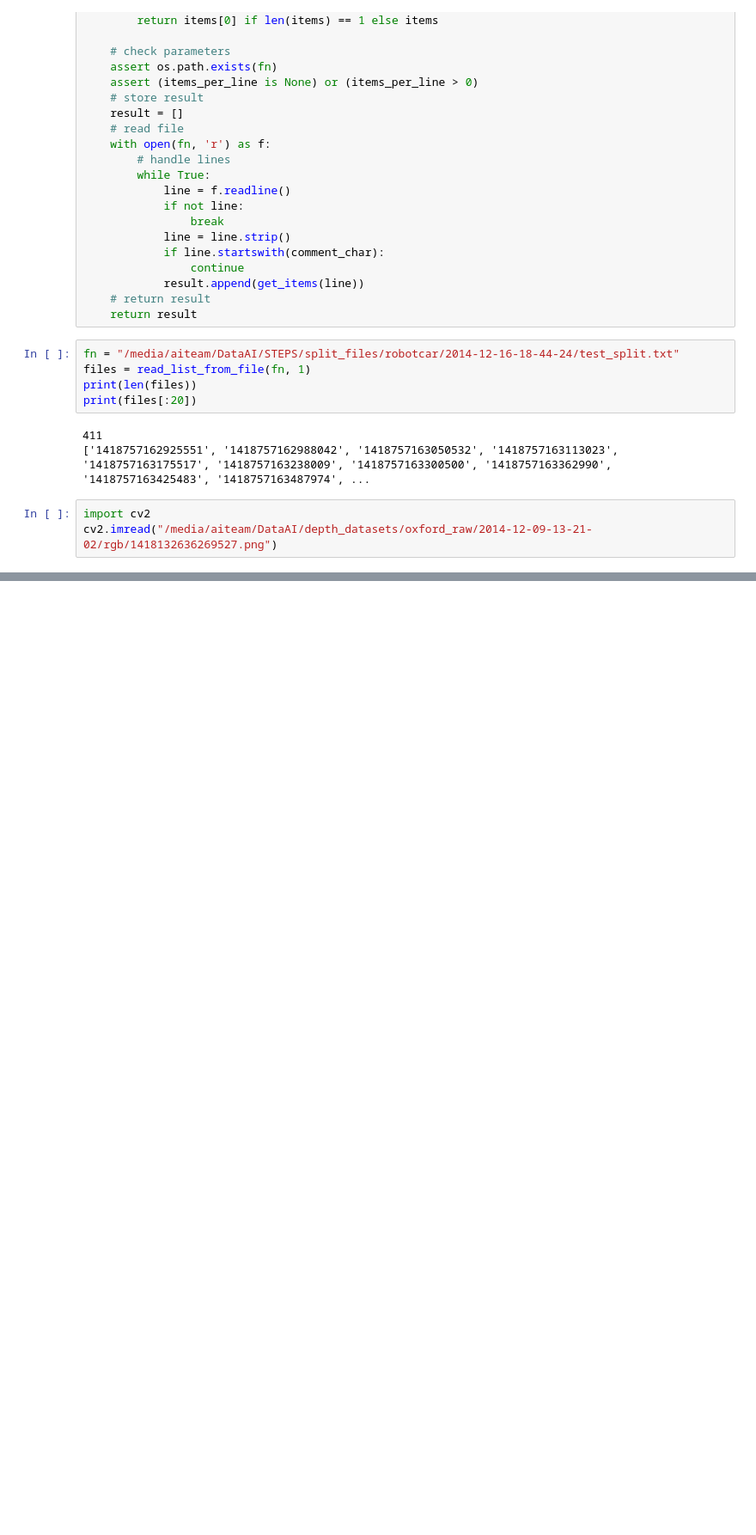
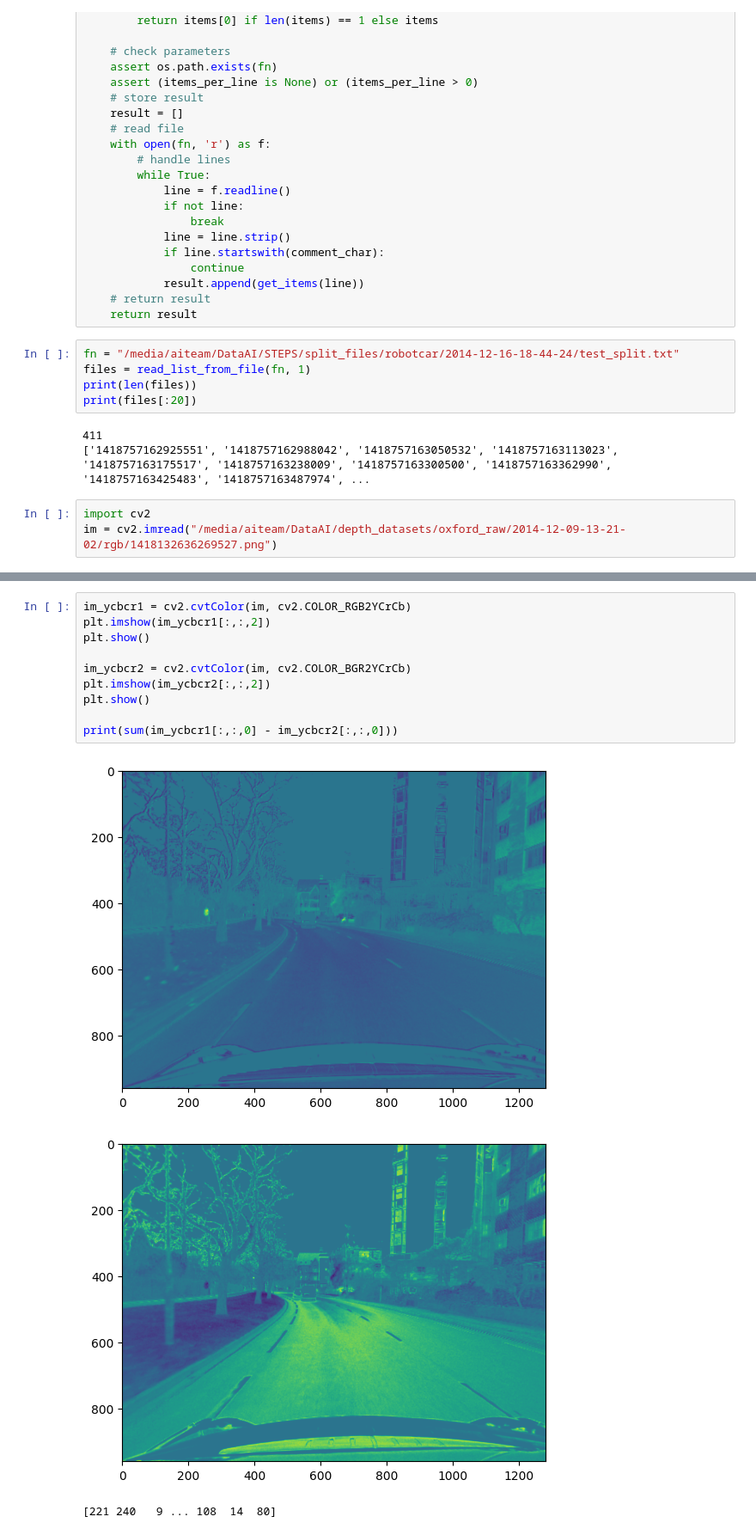
Before and after one commit to huynhbaobk/Night-Depth-Estimation, a Jupyter notebook: Test.ipynb, the cells around one changed output, grey strips where cells are left out. Shown at 86% size. Saved outputs shown, nothing was run; the diff lists cells and outputs as text; blank space fills up the shorter version.

Commit message:
Change SCI module use color image instead gray + change the matrix transformation rgb2YCbCr

```diff
--- a/Test.ipynb
+++ b/Test.ipynb
@@ -51,4 +51,4 @@ print(files[:20])
 ['1418757162925551', '1418757162988042', '1418757163050532', '1418757163113023', '1418757163175517', '1418757163238009', '1418757163300500', '1418757163362990', '1418757163425483', '1418757163487974', ...
 # %%
 import cv2
-cv2.imread("/media/aiteam/DataAI/depth_datasets/oxford_raw/2014-12-09-13-21-02/rgb/1418132636269527.png")
+im = cv2.imread("/media/aiteam/DataAI/depth_datasets/oxford_raw/2014-12-09-13-21-02/rgb/1418132636269527.png")
@@ -56,0 +58,14 @@ libpng error: Read Error
+# %%
+im_ycbcr1 = cv2.cvtColor(im, cv2.COLOR_RGB2YCrCb)
+plt.imshow(im_ycbcr1[:,:,2])
+plt.show()
+
+im_ycbcr2 = cv2.cvtColor(im, cv2.COLOR_BGR2YCrCb)
+plt.imshow(im_ycbcr2[:,:,2])
+plt.show()
+
+print(sum(im_ycbcr1[:,:,0] - im_ycbcr2[:,:,0]))
+# %% [output]
+[figure, added]
+[figure, added]
+[221 240   9 ... 108  14  80]
```
Also changed, not shown: parts of 5 cells of this notebook, 6 other files.
